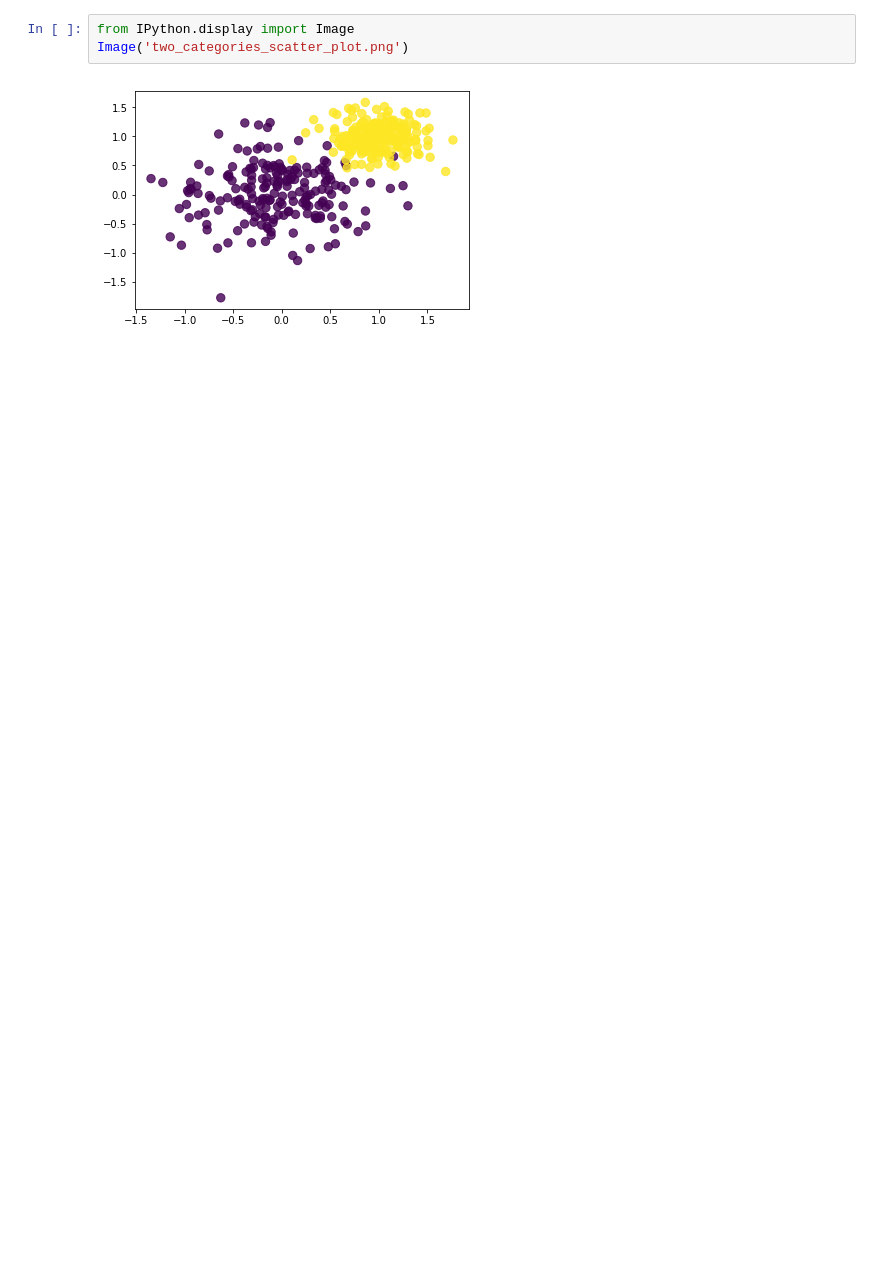
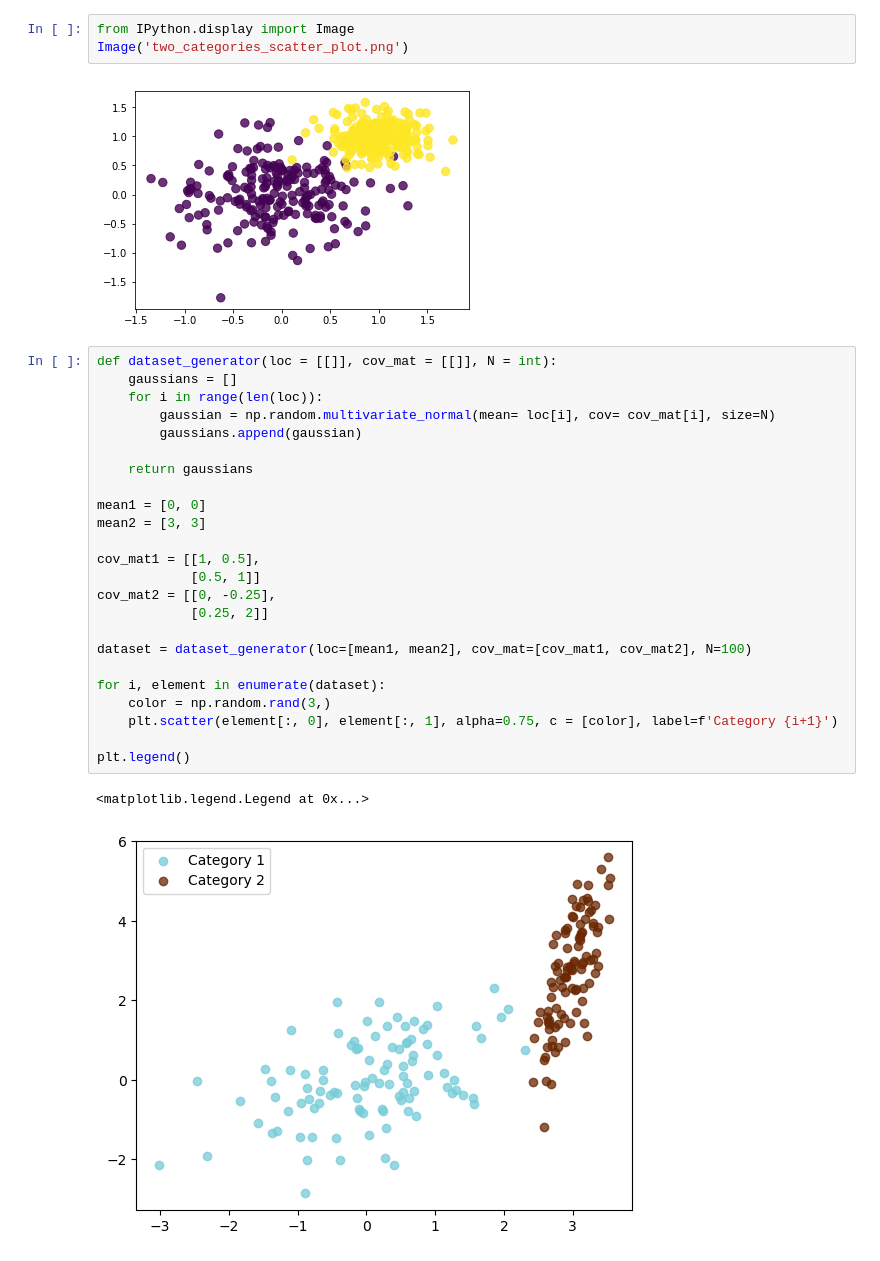
Before and after one commit to Kallo27/LaboratoryOfComputationalPhysics_Y6, a Jupyter notebook: 07ex/07ex_Visualization.ipynb, the cells around one changed output. Saved outputs shown, nothing was run; the diff lists cells and outputs as text; blank space fills up the shorter version.

```diff
--- a/07ex/07ex_Visualization.ipynb
+++ b/07ex/07ex_Visualization.ipynb
@@ -30,3 +100,30 @@ from IPython.display import Image
 Image('two_categories_scatter_plot.png')
 # %% [output]
 [figure]
+# %%
+def dataset_generator(loc = [[]], cov_mat = [[]], N = int):
+    gaussians = []
+    for i in range(len(loc)):
+        gaussian = np.random.multivariate_normal(mean= loc[i], cov= cov_mat[i], size=N)
+        gaussians.append(gaussian)
+
+    return gaussians
+
+mean1 = [0, 0]
+mean2 = [3, 3]
+
+cov_mat1 = [[1, 0.5],
+            [0.5, 1]]
+cov_mat2 = [[0, -0.25],
+            [0.25, 2]]
+
+dataset = dataset_generator(loc=[mean1, mean2], cov_mat=[cov_mat1, cov_mat2], N=100)
+
+for i, element in enumerate(dataset):
+    color = np.random.rand(3,)
+    plt.scatter(element[:, 0], element[:, 1], alpha=0.75, c = [color], label=f'Category {i+1}')
+
+plt.legend()
+# %% [output]
+<matplotlib.legend.Legend at 0x...>
+[figure, added]
```
Also changed, not shown: parts of 17 cells of this notebook, 4 other files.
